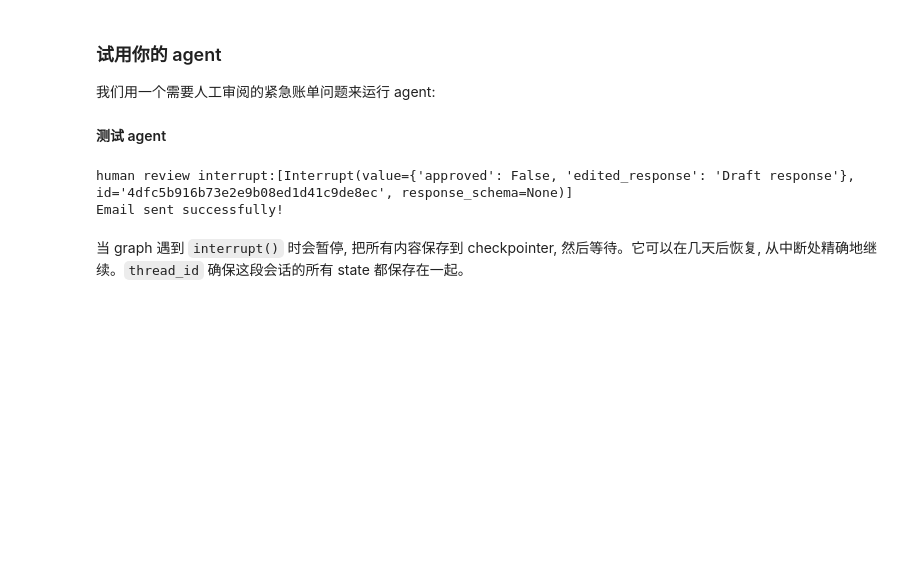
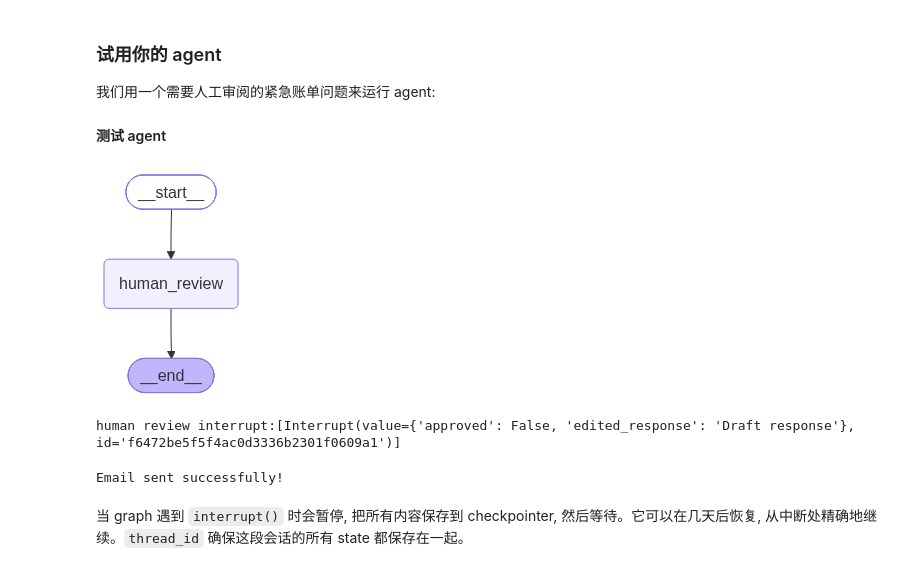
Before and after one commit to Ashitaka-Laputa-IV/docs, a Jupyter notebook: src/oss/langgraph/ipynbs/thinking-in-langgraph.ipynb, the cells around one changed output. Drawn from its saved outputs; the diff is of its cells as text; code cells hidden in the pictures; blank space fills up the shorter version.

```diff
--- a/src/oss/langgraph/ipynbs/thinking-in-langgraph.ipynb
+++ b/src/oss/langgraph/ipynbs/thinking-in-langgraph.ipynb
@@ -568,37 +580,41 @@ def human_review_node(state: EmailState):
 app = (
     StateGraph(EmailState)
     .add_node("human_review", human_review_node)
     .add_edge(START, "human_review")
     .add_edge("human_review", END)
     .compile(checkpointer=InMemorySaver())
 )
 
+show_graph(app)
+
 initial_state = {
     "email_content": "I was charged twice for my subscription! This is urgent!",
     "response_text": "Draft response",
 }
 
 # Run with a thread_id for persistence
 config = {"configurable": {"thread_id": "customer_123"}}
 stream = app.stream_events(initial_state, config, version="v3")
 _ = stream.output  # drive the stream to completion
 # The graph will pause at human_review
-print(f"human review interrupt:{stream.interrupts}")
+rprint(f"human review interrupt:{stream.interrupts}")
 
 human_response = Command(
     resume={
         "approved": True,
         "edited_response": "We sincerely apologize for the double charge. I've initiated an immediate refund...",
     }
 )
 
 # Resume execution
 resumed = app.stream_events(human_response, config, version="v3")
 final_state = resumed.output
-print("Email sent successfully!")
+rprint("Email sent successfully!")
 # %% [output]
+[figure, added]
-human review interrupt:[Interrupt(value={'approved': False, 'edited_response': 'Draft response'}, id='4dfc5b916b73e2e9b08ed1d41c9de8ec', response_schema=None)]
-Email sent successfully!
+human review interrupt:[Interrupt(value={'approved': False, 'edited_response': 'Draft response'},
+id='f6472be5f5f4ac0d3336b2301f0609a1')]
+Email sent successfully!
 # %% [markdown]
 当 graph 遇到 `interrupt()` 时会暂停, 把所有内容保存到 checkpointer, 然后等待。它可以在几天后恢复, 从中断处精确地继续。`thread_id` 确保这段会话的所有 state 都保存在一起。
 # %% [markdown]
```
Also changed, not shown: parts of 3 cells of this notebook, 2 other files.
